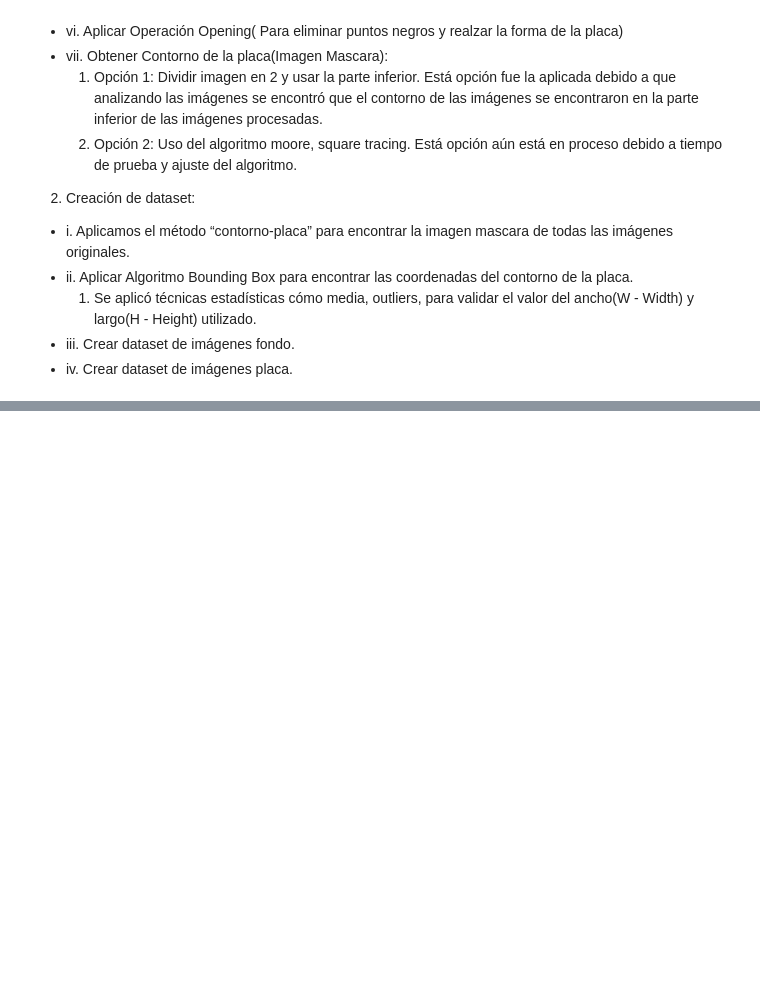
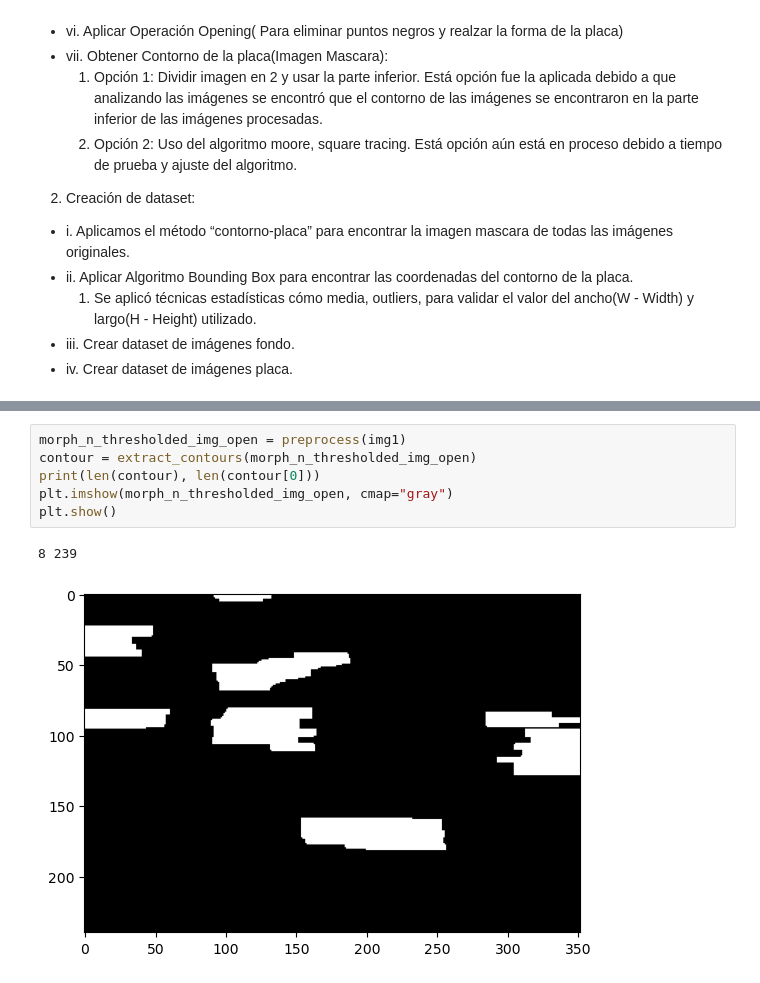
Before and after one commit to yonkeenn/projectCarPlateDetection, a Jupyter notebook: projectCarPlateDetection_CV.ipynb, the cells around one changed output, grey strips where cells are left out. Saved outputs shown, nothing was run; the diff lists cells and outputs as text; blank space fills up the shorter version.

```diff
--- a/projectCarPlateDetection_CV.ipynb
+++ b/projectCarPlateDetection_CV.ipynb
@@ -149,0 +190,9 @@ def find_plates(input_img):
+# %%
+morph_n_thresholded_img_open = preprocess(img1)
+contour = extract_contours(morph_n_thresholded_img_open)
+print(len(contour), len(contour[0]))
+plt.imshow(morph_n_thresholded_img_open, cmap="gray")
+plt.show()
+# %% [output]
+8 239
+[figure, added]
```
Also changed, not shown: parts of 27 cells of this notebook.
